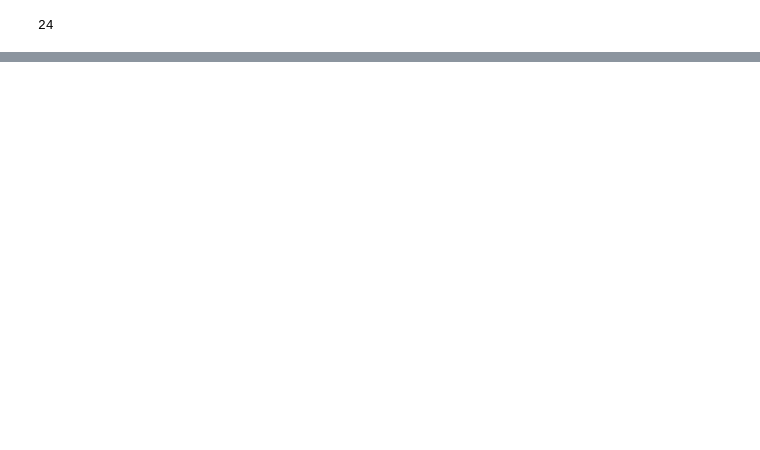
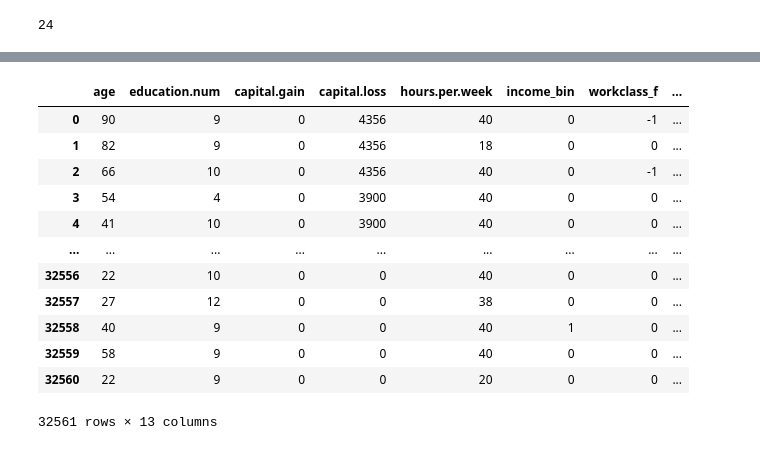
Before and after one commit to 4GeeksAcademy/pabloaznar-intro-ml, a Jupyter notebook: src/13-recommendation-systems.ipynb, the cells around one changed output, grey strips where cells are left out. Cells and saved outputs as stored; diff of their text form; code cells hidden in the pictures; blank space fills up the shorter version.

```diff
--- a/src/13-recommendation-systems.ipynb
+++ b/src/13-recommendation-systems.ipynb
@@ -163,0 +314,7 @@ array([[<Axes: title={'center': 'age'}>,
+# %%
+fig, axes = plt.subplots(len(cat_cols), 1, figsize=(20,15))
+
+for i, col in enumerate(cat_cols):
+    sns.countplot(ax=axes[i], data=df, x=col, hue='income')
+
+plt.tight_layout()
@@ -163,0 +346,25 @@ array([[<Axes: title={'center': 'age'}>,
+# %%
+# Factorizamos columnas categoricas
+for col in cat_cols:
+    df[f'{col}_f'] = pd.factorize(df[col])[0]
+# %%
+# Eliminamos las columnas categóricas originales
+df.drop(columns=cat_cols, inplace=True)
+# %%
+df.drop(columns=['income'], inplace=True)
+# %%
+df
+# %% [output]
+|  | age | education.num | capital.gain | capital.loss | hours.per.week | income_bin | workclass_f | ... |
+| 0 | 90 | 9 | 0 | 4356 | 40 | 0 | -1 | ... |
+| 1 | 82 | 9 | 0 | 4356 | 18 | 0 | 0 | ... |
+| 2 | 66 | 10 | 0 | 4356 | 40 | 0 | -1 | ... |
+| 3 | 54 | 4 | 0 | 3900 | 40 | 0 | 0 | ... |
+| 4 | 41 | 10 | 0 | 3900 | 40 | 0 | 0 | ... |
+| ... | ... | ... | ... | ... | ... | ... | ... | ... |
+| 32556 | 22 | 10 | 0 | 0 | 40 | 0 | 0 | ... |
+| 32557 | 27 | 12 | 0 | 0 | 38 | 0 | 0 | ... |
+| 32558 | 40 | 9 | 0 | 0 | 40 | 1 | 0 | ... |
+| 32559 | 58 | 9 | 0 | 0 | 40 | 0 | 0 | ... |
+| 32560 | 22 | 9 | 0 | 0 | 20 | 0 | 0 | ... |
+32561 rows × 13 columns
```
Also changed, not shown: parts of 40 cells of this notebook, 1 other file.
